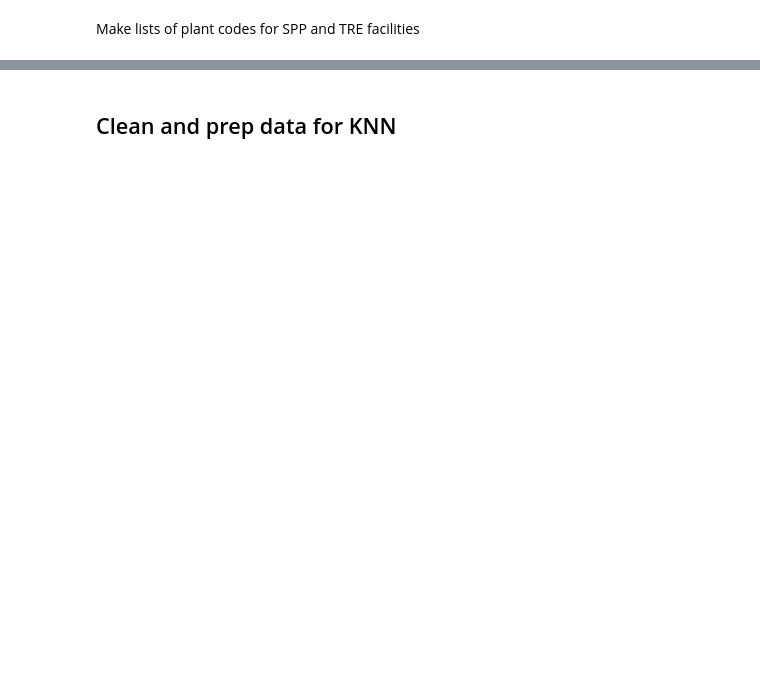
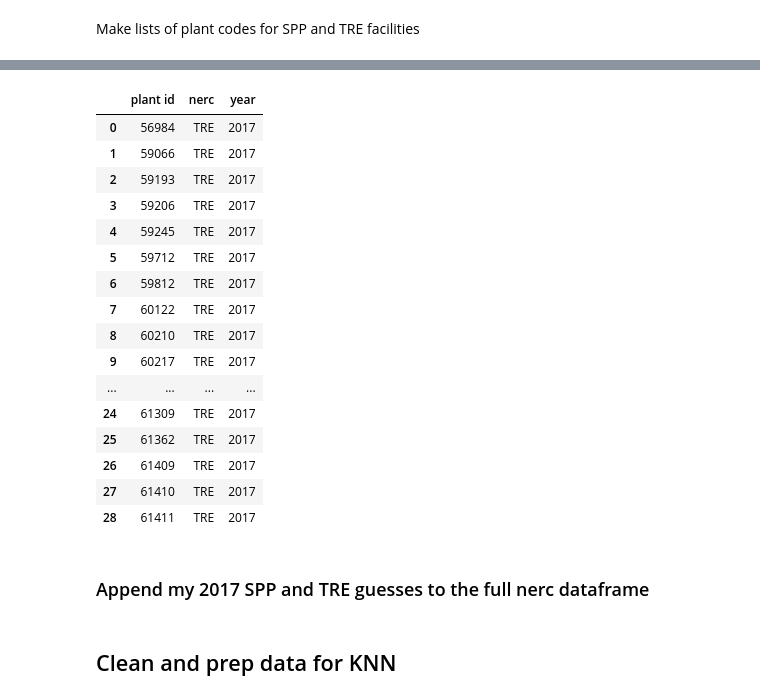
Before and after one commit to gschivley/carbon-index, a Jupyter notebook: Notebooks/Assign NERC region labels.ipynb, the cells around one changed output, grey strips where cells are left out. Drawn from its saved outputs; the diff is of its cells as text; code cells hidden in the pictures; blank space fills up the shorter version.

```diff
--- a/Notebooks/Assign NERC region labels.ipynb
+++ b/Notebooks/Assign NERC region labels.ipynb
@@ -270,0 +342,22 @@ nan_plants.loc[nan_plants['plant id'].isin(m860_spp_plants)]
+# %%
+additional_tre
+# %% [output]
+|  | plant id | nerc | year |
+| 0 | 56984 | TRE | 2017 |
+| 1 | 59066 | TRE | 2017 |
+| 2 | 59193 | TRE | 2017 |
+| 3 | 59206 | TRE | 2017 |
+| 4 | 59245 | TRE | 2017 |
+| 5 | 59712 | TRE | 2017 |
+| 6 | 59812 | TRE | 2017 |
+| 7 | 60122 | TRE | 2017 |
+| 8 | 60210 | TRE | 2017 |
+| 9 | 60217 | TRE | 2017 |
+| ... | ... | ... | ... |
+| 24 | 61309 | TRE | 2017 |
+| 25 | 61362 | TRE | 2017 |
+| 26 | 61409 | TRE | 2017 |
+| 27 | 61410 | TRE | 2017 |
+| 28 | 61411 | TRE | 2017 |
+# %% [markdown]
+### Append my 2017 SPP and TRE guesses to the full nerc dataframe
```
Also changed, not shown: parts of 88 cells of this notebook.
